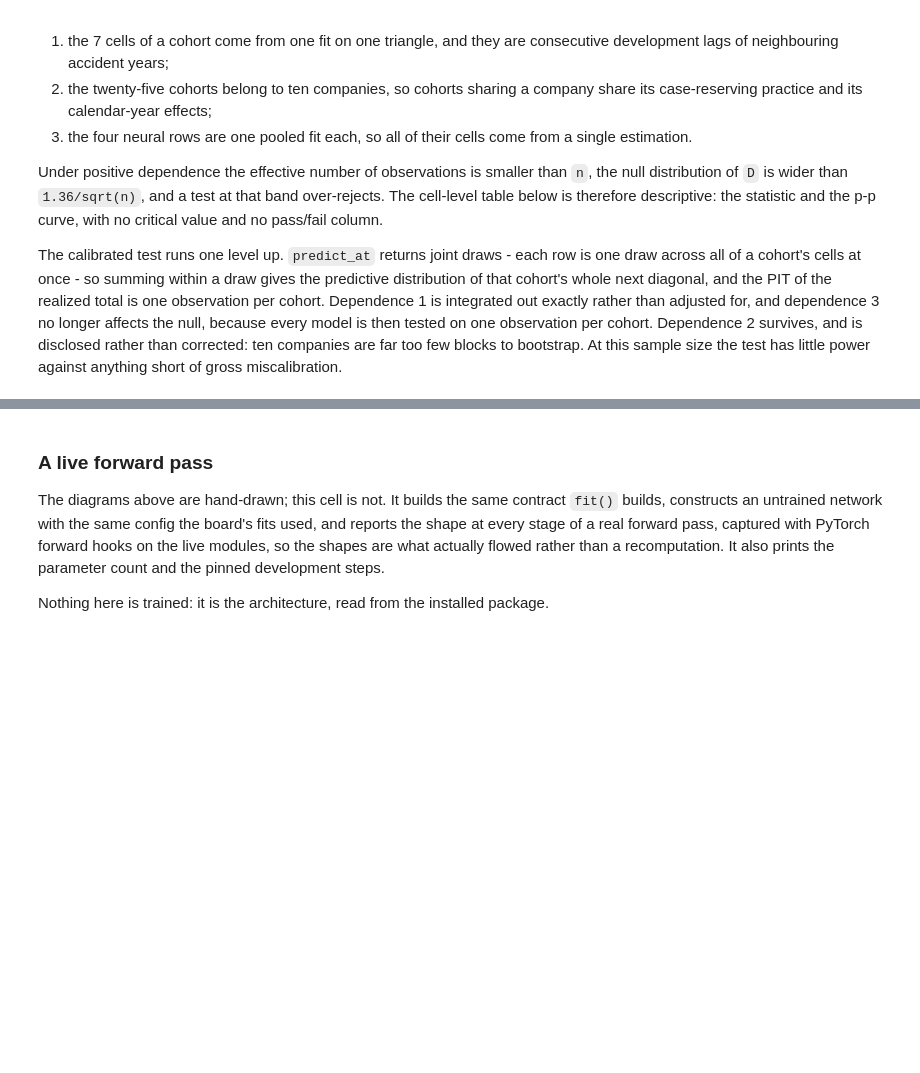
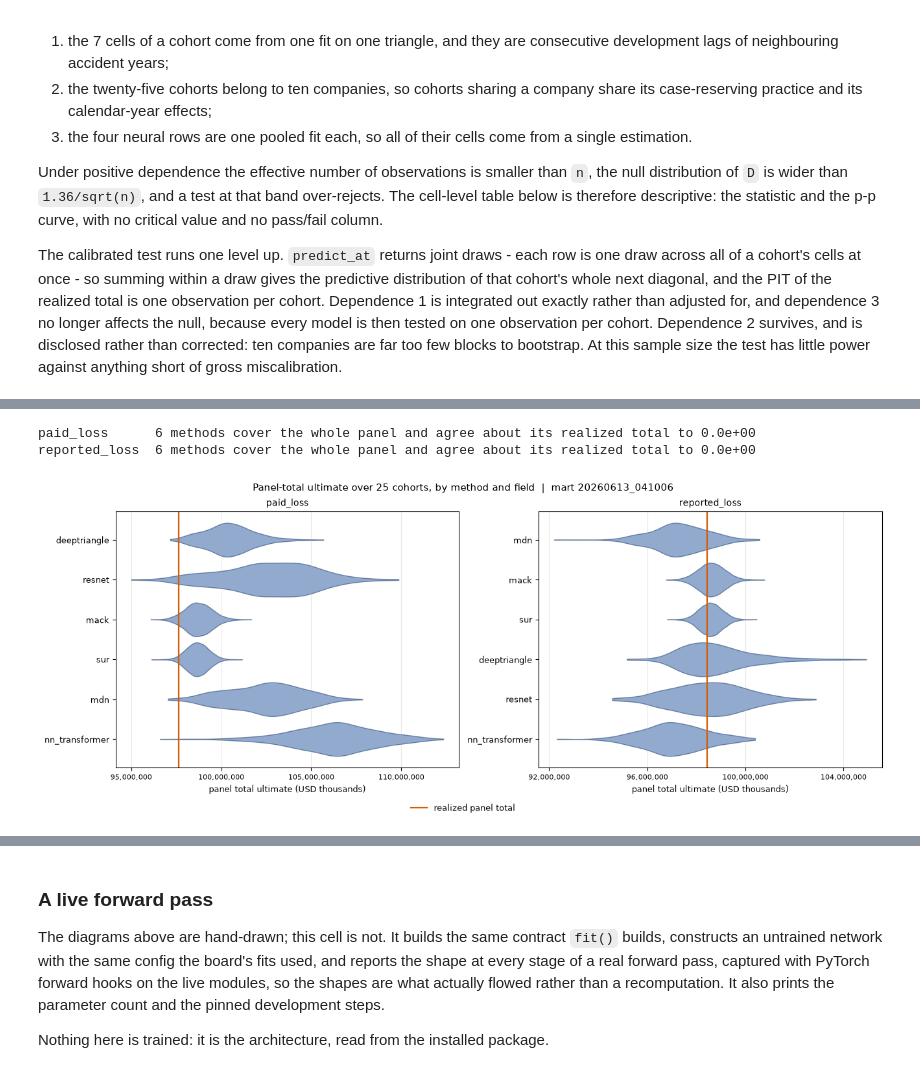
Before and after one commit to EKtheSage/ibnr, a Jupyter notebook: analysis/03b_nn_vs_classical.ipynb, the cells around one changed output, grey strips where cells are left out. Drawn from its saved outputs; the diff is of its cells as text; code cells hidden in the pictures; blank space fills up the shorter version.

```diff
--- a/analysis/03b_nn_vs_classical.ipynb
+++ b/analysis/03b_nn_vs_classical.ipynb
@@ -1221,0 +1518,71 @@ print(f"{len(n_points)} panels, {sorted(set(n_points.values()))} points each, on
+# %%
+# Panel-total ultimates, from the same draws the table scored.
+from matplotlib.lines import Line2D
+
+panel_draws: dict[tuple[str, str], np.ndarray] = {}
+for (_model, _field), g in ults.groupby(["model", "field"], sort=False):
+    _keys = [
+        (_model, _field, k) for k in zip(g["company_code"], g["line_of_business"], strict=True)
+    ]
+    # A within-draw sum needs the whole panel and one draw axis; anything else would be a
+    # different total plotted against the same line.
+    if len(_keys) != len(COHORTS) or len({len(ult_draw[k]) for k in _keys}) != 1:
+        continue
+    panel_draws[(_model, _field)] = np.sum([ult_draw[k] for k in _keys], axis=0)
+
+realized_panel = {}
+for _field in ULT_FIELDS:
+    _vals = [
+        float(g["realized_ultimate"].sum())
+        for (m, f), g in ults.groupby(["model", "field"], sort=False)
+        if f == _field and (m, f) in panel_draws
+    ]
+    realized_panel[_field] = float(np.median(_vals))
+    print(
+        f"{_field:14s} {len(_vals)} methods cover the whole panel and agree about its realized "
+        f"total to {max(_vals) / min(_vals) - 1:.1e}"
+    )
+
+fig, axes = plt.subplots(1, 2, figsize=(13.0, 5.2), layout="constrained")
+for ax, _field in zip(axes, ULT_FIELDS, strict=True):
+    names = [
+        m
+        for m in ult_board.loc[ult_board["field"] == _field, "model"]
+        if (m, _field) in panel_draws
+    ]
+    pos = np.arange(len(names))
+    parts = ax.violinplot(
+        [panel_draws[(m, _field)] for m in names],
+        positions=pos,
+        orientation="horizontal",
+        showextrema=False,
+        widths=0.85,
+    )
+    for body in parts["bodies"]:
+        body.set_facecolor("#4c72b0")
+        body.set_edgecolor("#2c4a75")
+        body.set_alpha(0.6)
+    ax.axvline(realized_panel[_field], color="#D55E00", lw=1.6)
+    ax.set_yticks(pos, names, fontsize=9)
+    ax.invert_yaxis()
+    ax.set_xlabel(f"panel total ultimate ({tri.meta.units})", fontsize=9)
+    ax.set_title(_field, fontsize=10)
+    ax.xaxis.set_major_locator(plt.MaxNLocator(nbins=4))
+    ax.xaxis.set_major_formatter(lambda v, _p: f"{v:,.0f}")
+    ax.tick_params(axis="x", labelsize=8)
+    ax.grid(axis="x", alpha=0.3)
+fig.legend(
+    handles=[Line2D([], [], color="#D55E00", lw=1.6, label="realized panel total")],
+    loc="outside lower center",
+    frameon=False,
+    fontsize=9,
+)
+fig.suptitle(
+    f"Panel-total ultimate over {len(COHORTS)} cohorts, by method and field  |  mart {PUBLISH_ID}",
+    fontsize=11,
+)
+plt.show()
+# %% [output]
+paid_loss      6 methods cover the whole panel and agree about its realized total to 0.0e+00
+reported_loss  6 methods cover the whole panel and agree about its realized total to 0.0e+00
+[figure, added]
```
Also changed, not shown: parts of 33 cells of this notebook.
